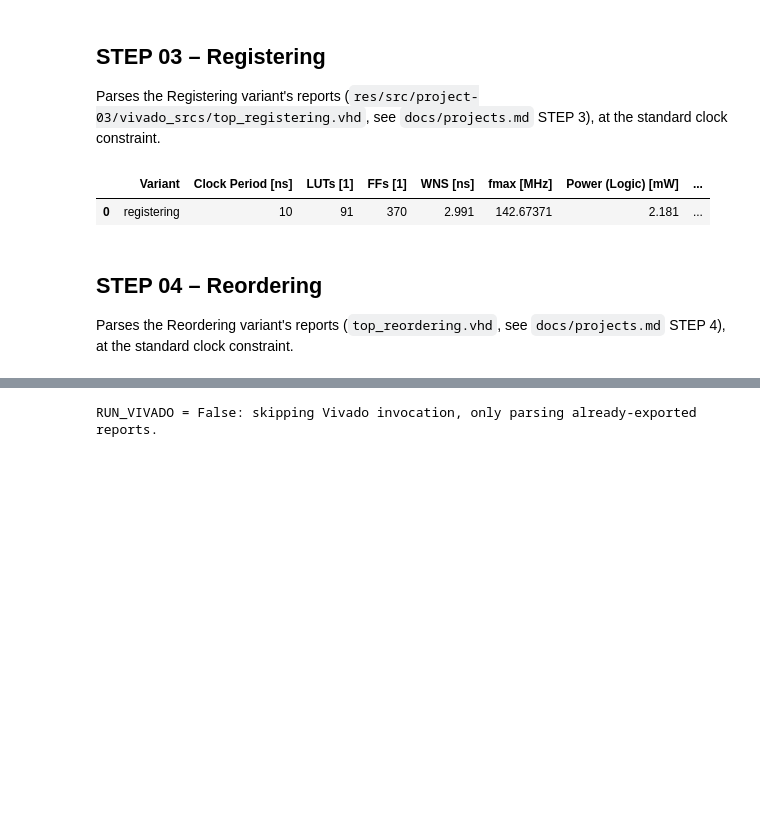
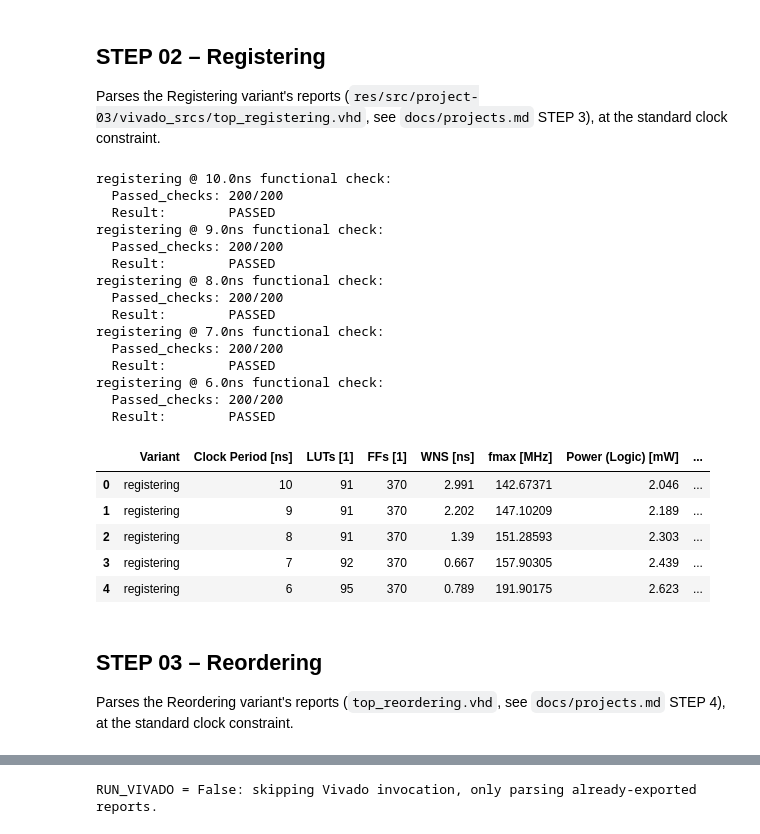
Before and after one commit to XBlayz/Low_power-projects, a Jupyter notebook: notebooks/project-03.ipynb, the cells around one changed output, grey strips where cells are left out. Drawn from its saved outputs; the diff is of its cells as text; code cells hidden in the pictures; blank space fills up the shorter version.

```diff
--- a/notebooks/project-03.ipynb
+++ b/notebooks/project-03.ipynb
@@ -70,7 +70,7 @@ _FALLBACK_VARIANTS = {
     "reordering_registering": {"top_entity": "top_reordering_registering", "vhd_file": "top_reordering_registering.vhd", "report_subfolder": "reordering_registering", "sim_configuration": "cfg_reordering_registering", "pipeline_latency": 4},
     "isolated_reordering":    {"top_entity": "top_isolated_reordering",    "vhd_file": "top_isolated_reordering.vhd",    "report_subfolder": "isolated_reordering",    "sim_configuration": "cfg_isolated_reordering",    "pipeline_latency": 4},
 }
-CLOCK_CAMPAIGNS = [10.0]
+CLOCK_CAMPAIGNS = [10.0, 9.0, 8.0, 7.0, 6.0]
 
 RENAME_DICT = {
         "variant":              "Variant",
@@ -234,14 +234,20 @@ def _parse_power_report(path: Path) -> dict[str, Optional[float]]:
 def _parse_simulation_log(path: Path) -> dict:
     if not path.exists():
         return {"checks": None, "errors": None, "passed": None}
+
     text = path.read_text(errors="ignore")
-    checks_match = re.search(r"TB_TOP:\s*(\d+)\s*checks,\s*(\d+)\s*errors", text)
-    passed_flag = "TB_TOP: PASS" in text
-    failed_flag = "TB_TOP: FAIL" in text
+
+    # Aggiornato per cercare esattamente il nuovo formato "[TB] X checks, Y errors"
+    checks_match = re.search(r"\[TB\]\s*(\d+)\s*checks,\s*(\d+)\s*errors", text)
+
+    # Valuta la presenza dei nuovi flag
+    passed_flag = "[TB] PASS" in text
+    failed_flag = "[TB] FAIL" in text
+
     return {
-        "checks": int(checks_match.group(1)) if checks_match else None,
-        "errors": int(checks_match.group(2)) if checks_match else None,
-        "passed": (passed_flag if (passed_flag or failed_flag) else None),
+        "checks": int(checks_match.group(1)) if checks_match else 0,
+        "errors": int(checks_match.group(2)) if checks_match else 0,
+        "passed": (passed_flag if (passed_flag or failed_flag) else False),
     }
 
 
@@ -251,7 +257,7 @@ def _collect_variant_metrics(variant_name: str, clk_period_ns: float) -> Optiona
     Parses every report for (variant_name, clk_period_ns) into a single
     flat dict, or returns None if the reports have not been generated yet.
     """
-    report_subfolder = VARIANTS[variant_name]["report_subfolder"]
+    report_subfolder = f"{variant_name}_{clk_period_ns:.1f}"
     reports_dir = REPORTS_ROOT / report_subfolder
 
     util_path   = reports_dir / "utilization.rpt"
@@ -521,32 +547,45 @@ _summary_display(
 # %% [markdown]
-## STEP 03 – Registering
+## STEP 02 – Registering
 
 Parses the Registering variant's reports (`res/src/project-03/vivado_srcs/top_registering.vhd`,
 see `docs/projects.md` STEP 3), at the standard clock constraint.
 # %%
-# --- STEP 03.1: COLLECT REGISTERING METRICS ---
+# --- STEP 02: COLLECT REGISTERING METRICS ---
 
-registering_metrics = _collect_variant_metrics("registering", CLOCK_CAMPAIGNS[0])
-
-if registering_metrics is None:
-    print(f"Reports not found for 'registering' @ {CLOCK_CAMPAIGNS[0]}ns.")
-    df_registering = pd.DataFrame()
-else:
-    df_registering = pd.DataFrame([registering_metrics])
+registering_metrics = _run_step("registering")
 
 _summary_display(
     _transform_dataframe(
-        df_registering,
+        registering_metrics,
         rename_dict=RENAME_DICT
     ),
-    n_head=1,
+    n_head=len(registering_metrics),
     n_tail=-1
 )
 # %% [output]
+registering @ 10.0ns functional check:
+  Passed_checks: 200/200
+  Result:        PASSED
+registering @ 9.0ns functional check:
+  Passed_checks: 200/200
+  Result:        PASSED
+registering @ 8.0ns functional check:
+  Passed_checks: 200/200
+  Result:        PASSED
+registering @ 7.0ns functional check:
+  Passed_checks: 200/200
+  Result:        PASSED
+registering @ 6.0ns functional check:
+  Passed_checks: 200/200
+  Result:        PASSED
 |  | Variant | Clock Period [ns] | LUTs [1] | FFs [1] | WNS [ns] | fmax [MHz] | Power (Logic) [mW] | ... |
-| 0 | registering | 10 | 91 | 370 | 2.991 | 142.67371 | 2.181 | ... |
+| 0 | registering | 10 | 91 | 370 | 2.991 | 142.67371 | 2.046 | ... |
+| 1 | registering | 9 | 91 | 370 | 2.202 | 147.10209 | 2.189 | ... |
+| 2 | registering | 8 | 91 | 370 | 1.39 | 151.28593 | 2.303 | ... |
+| 3 | registering | 7 | 92 | 370 | 0.667 | 157.90305 | 2.439 | ... |
+| 4 | registering | 6 | 95 | 370 | 0.789 | 191.90175 | 2.623 | ... |
 # %% [markdown]
-## STEP 04 – Reordering
+## STEP 03 – Reordering
 
 Parses the Reordering variant's reports (`top_reordering.vhd`, see
 `docs/projects.md` STEP 4), at the standard clock constraint.
```
Also changed, not shown: parts of 22 cells of this notebook.
